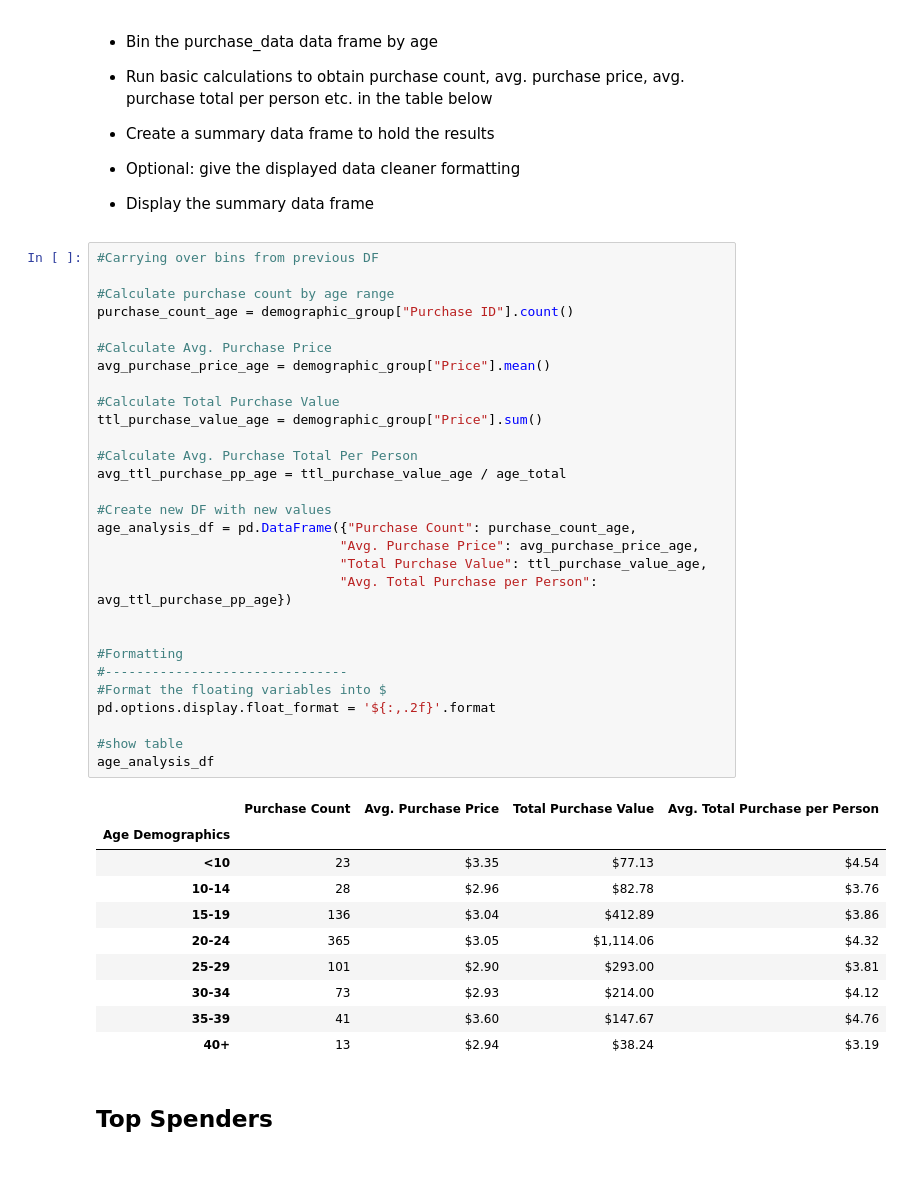
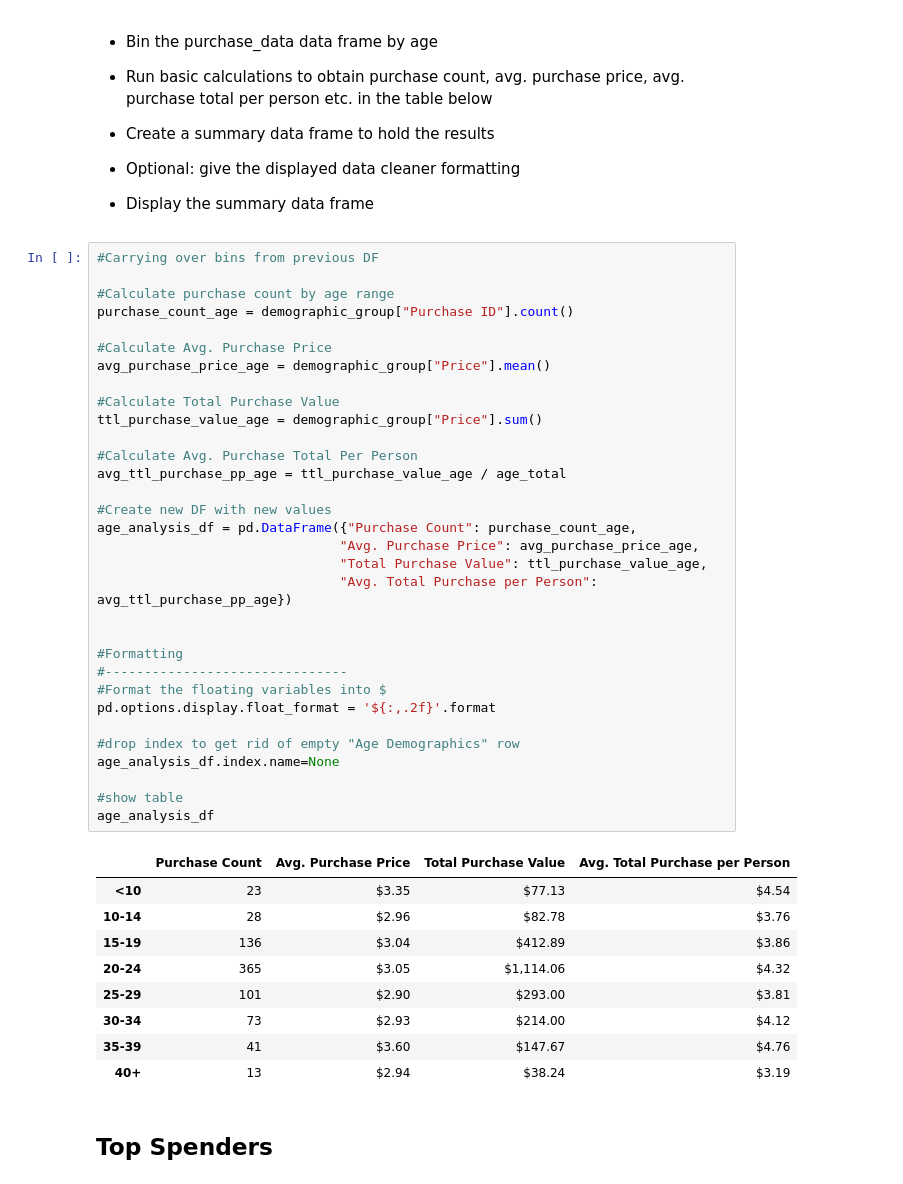
Before and after one commit to azapuchlak/Pandas-Challenge, a Jupyter notebook: HeroesOfPymoli/HeroesOfPymoli.ipynb, the cells around one changed output. Saved outputs shown, nothing was run; the diff lists cells and outputs as text.

```diff
--- a/HeroesOfPymoli/HeroesOfPymoli.ipynb
+++ b/HeroesOfPymoli/HeroesOfPymoli.ipynb
@@ -241,34 +243,36 @@ age_demographic_df
 #Carrying over bins from previous DF
 
 #Calculate purchase count by age range
 purchase_count_age = demographic_group["Purchase ID"].count()
 
 #Calculate Avg. Purchase Price
 avg_purchase_price_age = demographic_group["Price"].mean()
 
 #Calculate Total Purchase Value
 ttl_purchase_value_age = demographic_group["Price"].sum()
 
 #Calculate Avg. Purchase Total Per Person
 avg_ttl_purchase_pp_age = ttl_purchase_value_age / age_total
 
 #Create new DF with new values
 age_analysis_df = pd.DataFrame({"Purchase Count": purchase_count_age,
                                "Avg. Purchase Price": avg_purchase_price_age,
                                "Total Purchase Value": ttl_purchase_value_age,
                                "Avg. Total Purchase per Person": avg_ttl_purchase_pp_age})
 
 
 #Formatting
 #-------------------------------
 #Format the floating variables into $
 pd.options.display.float_format = '${:,.2f}'.format
 
+#drop index to get rid of empty "Age Demographics" row
+age_analysis_df.index.name=None
+
 #show table
 age_analysis_df
 # %% [output]
 |  | Purchase Count | Avg. Purchase Price | Total Purchase Value | Avg. Total Purchase per Person |
-| Age Demographics |  |  |  |  |
 | <10 | 23 | $3.35 | $77.13 | $4.54 |
 | 10-14 | 28 | $2.96 | $82.78 | $3.76 |
 | 15-19 | 136 | $3.04 | $412.89 | $3.86 |
```
Also changed, not shown: parts of 2 cells of this notebook.
